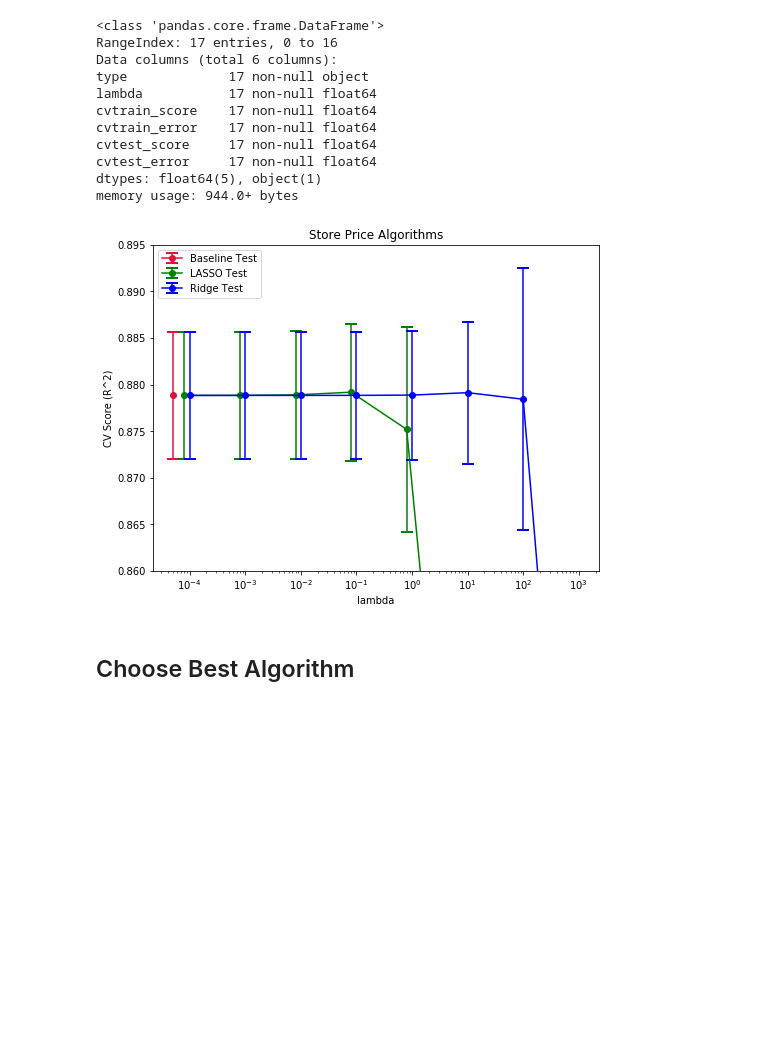
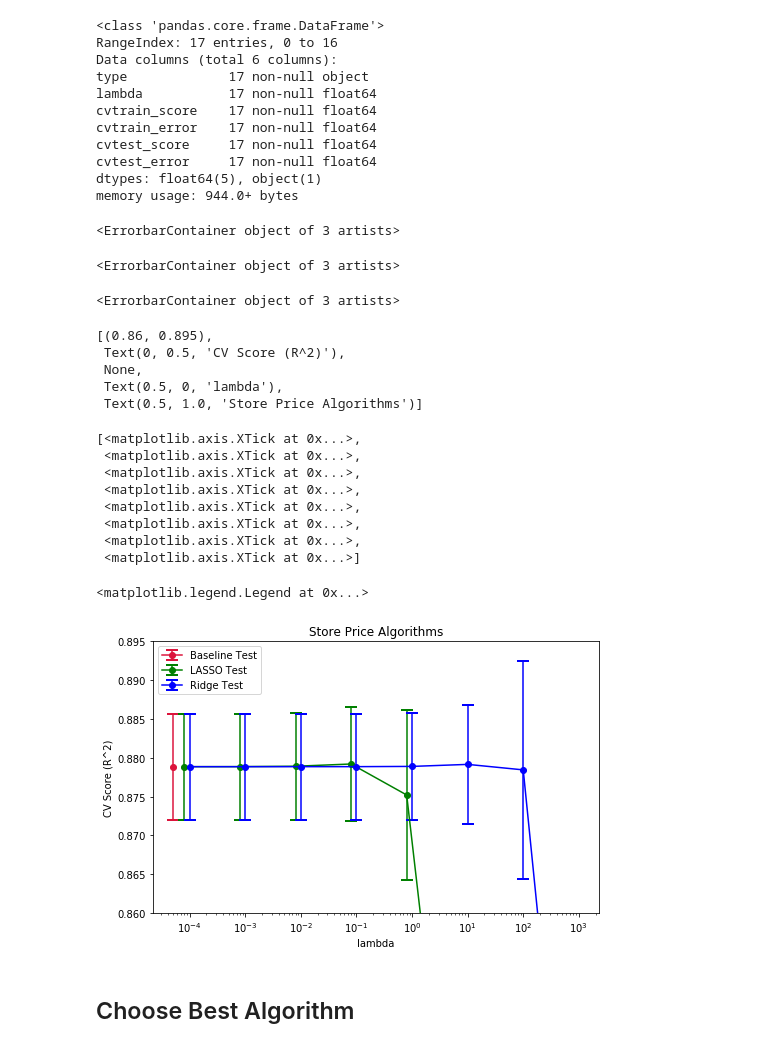
Before and after one commit to PhilBusko/RegressionProject, a Jupyter notebook: 400_stprice.ipynb, the cells around one changed output. Saved outputs shown, nothing was run; the diff lists cells and outputs as text; code cells hidden in the pictures; blank space fills up the shorter version.

```diff
--- a/400_stprice.ipynb
+++ b/400_stprice.ipynb
@@ -318,35 +318,52 @@ memory usage: 944.0+ bytes
 # %%
 InteractiveShell.ast_node_interactivity = 'last'
 # %%
-fig, axs = MP.subplots(1, 1, figsize=(8, 6), facecolor='white')
+fig, axs = MP.subplots(1, 1, figsize=(8, 5), facecolor='white')
 
 baseline_df = algorithm_df.loc[algorithm_df['type']=='baseline']
 # ebc = axs.errorbar(x=baseline_df['lambda'], y=baseline_df['cvtrain_score'], yerr=baseline_df['cvtrain_error'],
 #              color='orange', label='Baseline Train', marker='o',capsize=6, capthick=2, linestyle='--')
 # ebc[-1][0].set_linestyle('--')
 axs.errorbar(x=baseline_df['lambda'], y=baseline_df['cvtest_score'], yerr=baseline_df['cvtest_error'],
              color='crimson', label='Baseline Test', marker='o',capsize=6, capthick=2)
 
 lasso_df = algorithm_df.loc[algorithm_df['type']=='lasso']
 # ebc = axs.errorbar(x=lasso_df['lambda'], y=lasso_df['cvtrain_score'], yerr=lasso_df['cvtrain_error'],
 #              color='lime', label='LASSO Train', marker='o',capsize=6, capthick=2, linestyle='--')
 # ebc[-1][0].set_linestyle('--')
 axs.errorbar(x=lasso_df['lambda'], y=lasso_df['cvtest_score'], yerr=lasso_df['cvtest_error'],
              color='green', label='LASSO Test', marker='o',capsize=6, capthick=2)
 
 ridge_df = algorithm_df.loc[algorithm_df['type']=='ridge']
 # ebc = axs.errorbar(x=ridge_df['lambda'], y=ridge_df['cvtrain_score'], yerr=ridge_df['cvtrain_error'],
 #              color='skyblue', label='Ridge Train', marker='o',capsize=6, capthick=2, linestyle='--')
 # ebc[-1][0].set_linestyle('--')
 axs.errorbar(x=ridge_df['lambda'], y=ridge_df['cvtest_score'], yerr=ridge_df['cvtest_error'],
              color='blue', label='Ridge Test', marker='o',capsize=6, capthick=2)
 
 axs.set(title='Store Price Algorithms', xlabel='lambda', ylabel='CV Score (R^2)', xscale='log', ylim=(0.86, 0.895))
 axs.set_xticks(alpha_ls)
 MP.legend()
 MP.show()
 # %% [output]
+<ErrorbarContainer object of 3 artists>
+<ErrorbarContainer object of 3 artists>
+<ErrorbarContainer object of 3 artists>
+[(0.86, 0.895),
+ Text(0, 0.5, 'CV Score (R^2)'),
+ None,
+ Text(0.5, 0, 'lambda'),
+ Text(0.5, 1.0, 'Store Price Algorithms')]
+[<matplotlib.axis.XTick at 0x...>,
+ <matplotlib.axis.XTick at 0x...>,
+ <matplotlib.axis.XTick at 0x...>,
+ <matplotlib.axis.XTick at 0x...>,
+ <matplotlib.axis.XTick at 0x...>,
+ <matplotlib.axis.XTick at 0x...>,
+ <matplotlib.axis.XTick at 0x...>,
+ <matplotlib.axis.XTick at 0x...>]
+<matplotlib.legend.Legend at 0x...>
-[figure, old version]
+[figure, new version]
 # %% [markdown]
 ## Choose Best Algorithm
 # %%
```
Also changed, not shown: 1 other file.
